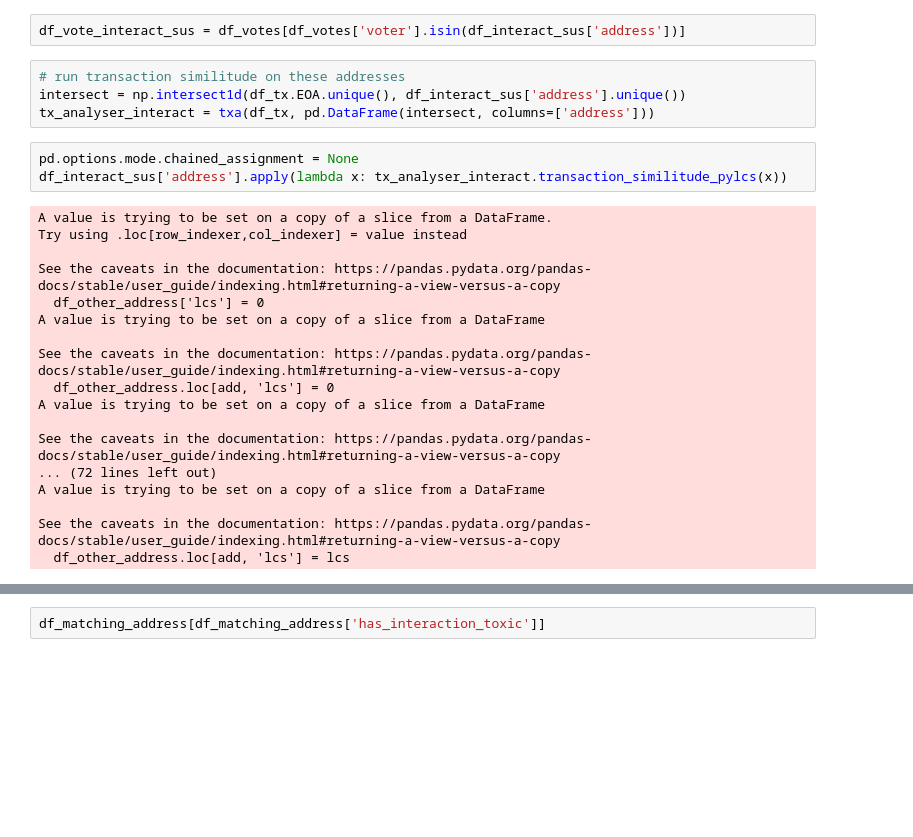
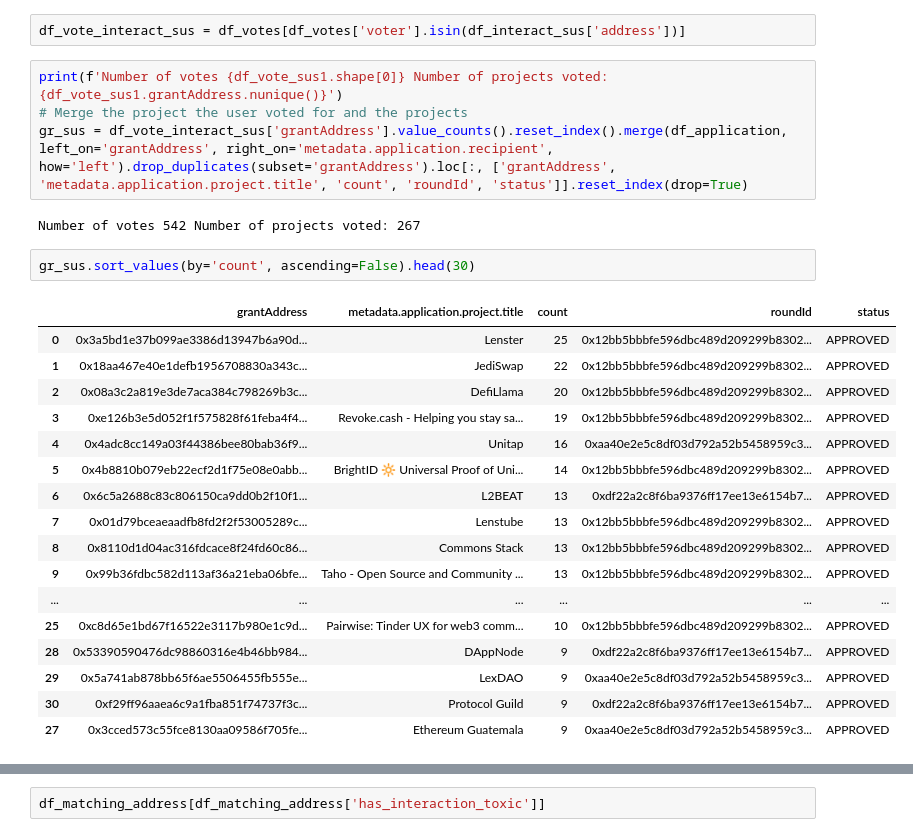
Before and after one commit to poupou-web3/beta-rounds-vote-analysis, a Jupyter notebook: jupyter/analysis-votes-web3-community.ipynb, the cells around one changed output, grey strips where cells are left out. Cells and saved outputs as stored; diff of their text form; blank space fills up the shorter version.

```diff
--- a/jupyter/analysis-votes-web3-community.ipynb
+++ b/jupyter/analysis-votes-web3-community.ipynb
@@ -524,28 +524,29 @@ print(f'Number of addresses that interacted with a suspicious contract or addres
 Number of addresses that interacted with a suspicious contract or address: 120
 # %%
 df_vote_interact_sus = df_votes[df_votes['voter'].isin(df_interact_sus['address'])]
-# %%
-# run transaction similitude on these addresses
-intersect = np.intersect1d(df_tx.EOA.unique(), df_interact_sus['address'].unique())
-tx_analyser_interact = txa(df_tx, pd.DataFrame(intersect, columns=['address']))
-# %%
-pd.options.mode.chained_assignment = None
-df_interact_sus['address'].apply(lambda x: tx_analyser_interact.transaction_similitude_pylcs(x))
-# %% [output]
-A value is trying to be set on a copy of a slice from a DataFrame.
-Try using .loc[row_indexer,col_indexer] = value instead
-
-See the caveats in the documentation: https://pandas.pydata.org/pandas-docs/stable/user_guide/indexing.html#returning-a-view-versus-a-copy
-  df_other_address['lcs'] = 0
-A value is trying to be set on a copy of a slice from a DataFrame
-
-See the caveats in the documentation: https://pandas.pydata.org/pandas-docs/stable/user_guide/indexing.html#returning-a-view-versus-a-copy
-  df_other_address.loc[add, 'lcs'] = 0
-A value is trying to be set on a copy of a slice from a DataFrame
-
-See the caveats in the documentation: https://pandas.pydata.org/pandas-docs/stable/user_guide/indexing.html#returning-a-view-versus-a-copy
-... (72 lines left out)
-A value is trying to be set on a copy of a slice from a DataFrame
-
-See the caveats in the documentation: https://pandas.pydata.org/pandas-docs/stable/user_guide/indexing.html#returning-a-view-versus-a-copy
-  df_other_address.loc[add, 'lcs'] = lcs
+# %%
+print(f'Number of votes {df_vote_sus1.shape[0]} Number of projects voted: {df_vote_sus1.grantAddress.nunique()}')
+# Merge the project the user voted for and the projects
+gr_sus = df_vote_interact_sus['grantAddress'].value_counts().reset_index().merge(df_application, left_on='grantAddress', right_on='metadata.application.recipient', how='left').drop_duplicates(subset='grantAddress').loc[:, ['grantAddress', 'metadata.application.project.title', 'count', 'roundId', 'status']].reset_index(drop=True)
+# %% [output]
+Number of votes 542 Number of projects voted: 267
+# %%
+gr_sus.sort_values(by='count', ascending=False).head(30)
+# %% [output]
+|  | grantAddress | metadata.application.project.title | count | roundId | status |
+| 0 | 0x3a5bd1e37b099ae3386d13947b6a90d... | Lenster | 25 | 0x12bb5bbbfe596dbc489d209299b8302... | APPROVED |
+| 1 | 0x18aa467e40e1defb1956708830a343c... | JediSwap | 22 | 0x12bb5bbbfe596dbc489d209299b8302... | APPROVED |
+| 2 | 0x08a3c2a819e3de7aca384c798269b3c... | DefiLlama | 20 | 0x12bb5bbbfe596dbc489d209299b8302... | APPROVED |
+| 3 | 0xe126b3e5d052f1f575828f61feba4f4... | Revoke.cash - Helping you stay sa... | 19 | 0x12bb5bbbfe596dbc489d209299b8302... | APPROVED |
+| 4 | 0x4adc8cc149a03f44386bee80bab36f9... | Unitap | 16 | 0xaa40e2e5c8df03d792a52b5458959c3... | APPROVED |
+| 5 | 0x4b8810b079eb22ecf2d1f75e08e0abb... | BrightID 🔆 Universal Proof of Uni... | 14 | 0x12bb5bbbfe596dbc489d209299b8302... | APPROVED |
+| 6 | 0x6c5a2688c83c806150ca9dd0b2f10f1... | L2BEAT | 13 | 0xdf22a2c8f6ba9376ff17ee13e6154b7... | APPROVED |
+| 7 | 0x01d79bceaeaadfb8fd2f2f53005289c... | Lenstube | 13 | 0x12bb5bbbfe596dbc489d209299b8302... | APPROVED |
+| 8 | 0x8110d1d04ac316fdcace8f24fd60c86... | Commons Stack | 13 | 0x12bb5bbbfe596dbc489d209299b8302... | APPROVED |
+| 9 | 0x99b36fdbc582d113af36a21eba06bfe... | Taho - Open Source and Community ... | 13 | 0x12bb5bbbfe596dbc489d209299b8302... | APPROVED |
+| ... | ... | ... | ... | ... | ... |
+| 25 | 0xc8d65e1bd67f16522e3117b980e1c9d... | Pairwise: Tinder UX for web3 comm... | 10 | 0x12bb5bbbfe596dbc489d209299b8302... | APPROVED |
+| 28 | 0x53390590476dc98860316e4b46bb984... | DAppNode | 9 | 0xdf22a2c8f6ba9376ff17ee13e6154b7... | APPROVED |
+| 29 | 0x5a741ab878bb65f6ae5506455fb555e... | LexDAO | 9 | 0xaa40e2e5c8df03d792a52b5458959c3... | APPROVED |
+| 30 | 0xf29ff96aaea6c9a1fba851f74737f3c... | Protocol Guild | 9 | 0xdf22a2c8f6ba9376ff17ee13e6154b7... | APPROVED |
+| 27 | 0x3cced573c55fce8130aa09586f705fe... | Ethereum Guatemala | 9 | 0xaa40e2e5c8df03d792a52b5458959c3... | APPROVED |
```
Also changed, not shown: parts of 17 cells of this notebook.
